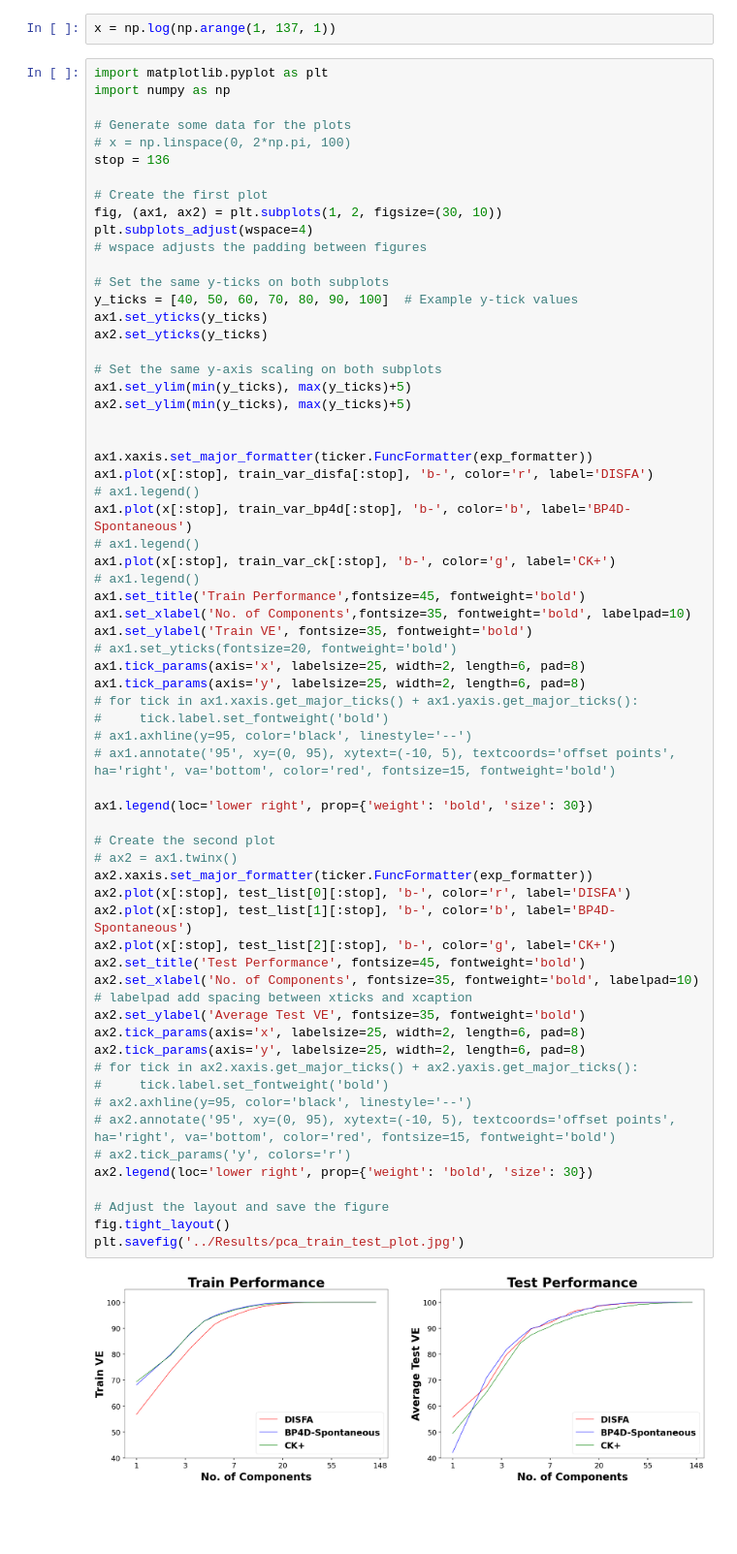
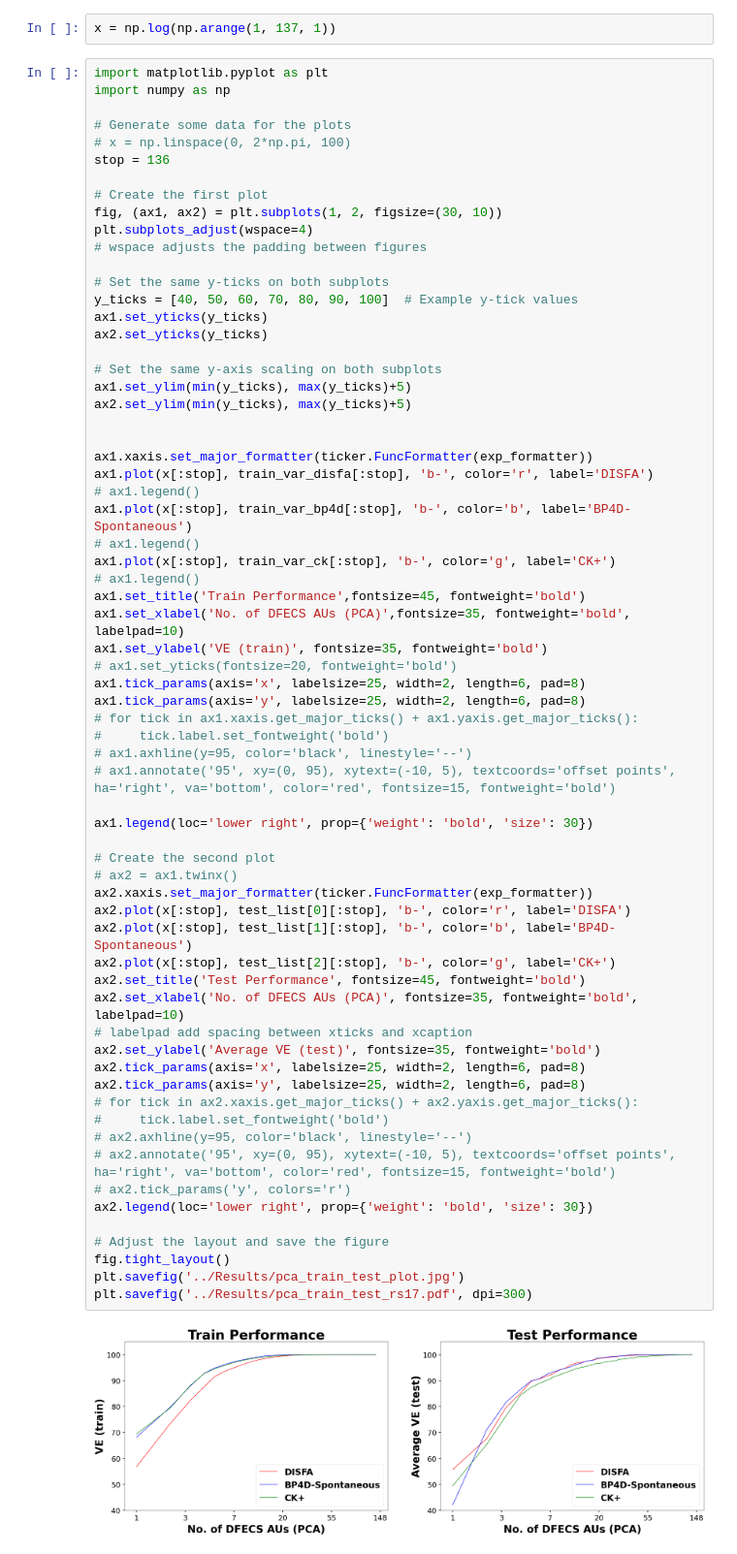
Before and after one commit to Shivansh-ct/PCA-AUs, a Jupyter notebook: PCA_train/pca_train_report_plot.ipynb, the cells around one changed output. Shown at 97% size. Cells and saved outputs as stored; diff of their text form; blank space fills up the shorter version.

```diff
--- a/PCA_train/pca_train_report_plot.ipynb
+++ b/PCA_train/pca_train_report_plot.ipynb
@@ -73,39 +73,40 @@ ax1.plot(x[:stop], train_var_bp4d[:stop], 'b-', color='b', label='BP4D-Spontaneo
 ax1.plot(x[:stop], train_var_ck[:stop], 'b-', color='g', label='CK+')
 # ax1.legend()
 ax1.set_title('Train Performance',fontsize=45, fontweight='bold')
-ax1.set_xlabel('No. of Components',fontsize=35, fontweight='bold', labelpad=10)
-ax1.set_ylabel('Train VE', fontsize=35, fontweight='bold')
+ax1.set_xlabel('No. of DFECS AUs (PCA)',fontsize=35, fontweight='bold', labelpad=10)
+ax1.set_ylabel('VE (train)', fontsize=35, fontweight='bold')
 # ax1.set_yticks(fontsize=20, fontweight='bold')
 ax1.tick_params(axis='x', labelsize=25, width=2, length=6, pad=8)
 ax1.tick_params(axis='y', labelsize=25, width=2, length=6, pad=8)
 # for tick in ax1.xaxis.get_major_ticks() + ax1.yaxis.get_major_ticks():
 #     tick.label.set_fontweight('bold')
 # ax1.axhline(y=95, color='black', linestyle='--')
 # ax1.annotate('95', xy=(0, 95), xytext=(-10, 5), textcoords='offset points', ha='right', va='bottom', color='red', fontsize=15, fontweight='bold')
 
 ax1.legend(loc='lower right', prop={'weight': 'bold', 'size': 30})
 
 # Create the second plot
 # ax2 = ax1.twinx()
 ax2.xaxis.set_major_formatter(ticker.FuncFormatter(exp_formatter))
 ax2.plot(x[:stop], test_list[0][:stop], 'b-', color='r', label='DISFA')
 ax2.plot(x[:stop], test_list[1][:stop], 'b-', color='b', label='BP4D-Spontaneous')
 ax2.plot(x[:stop], test_list[2][:stop], 'b-', color='g', label='CK+')
 ax2.set_title('Test Performance', fontsize=45, fontweight='bold')
-ax2.set_xlabel('No. of Components', fontsize=35, fontweight='bold', labelpad=10)
+ax2.set_xlabel('No. of DFECS AUs (PCA)', fontsize=35, fontweight='bold', labelpad=10)
 # labelpad add spacing between xticks and xcaption
-ax2.set_ylabel('Average Test VE', fontsize=35, fontweight='bold')
+ax2.set_ylabel('Average VE (test)', fontsize=35, fontweight='bold')
 ax2.tick_params(axis='x', labelsize=25, width=2, length=6, pad=8)
 ax2.tick_params(axis='y', labelsize=25, width=2, length=6, pad=8)
 # for tick in ax2.xaxis.get_major_ticks() + ax2.yaxis.get_major_ticks():
 #     tick.label.set_fontweight('bold')
 # ax2.axhline(y=95, color='black', linestyle='--')
 # ax2.annotate('95', xy=(0, 95), xytext=(-10, 5), textcoords='offset points', ha='right', va='bottom', color='red', fontsize=15, fontweight='bold')
 # ax2.tick_params('y', colors='r')
 ax2.legend(loc='lower right', prop={'weight': 'bold', 'size': 30})
 
 # Adjust the layout and save the figure
 fig.tight_layout()
 plt.savefig('../Results/pca_train_test_plot.jpg')
+plt.savefig('../Results/pca_train_test_rs17.pdf', dpi=300)
 # %% [output]
-[figure, old version]
+[figure, new version]
```
Also changed, not shown: 2 other files.
